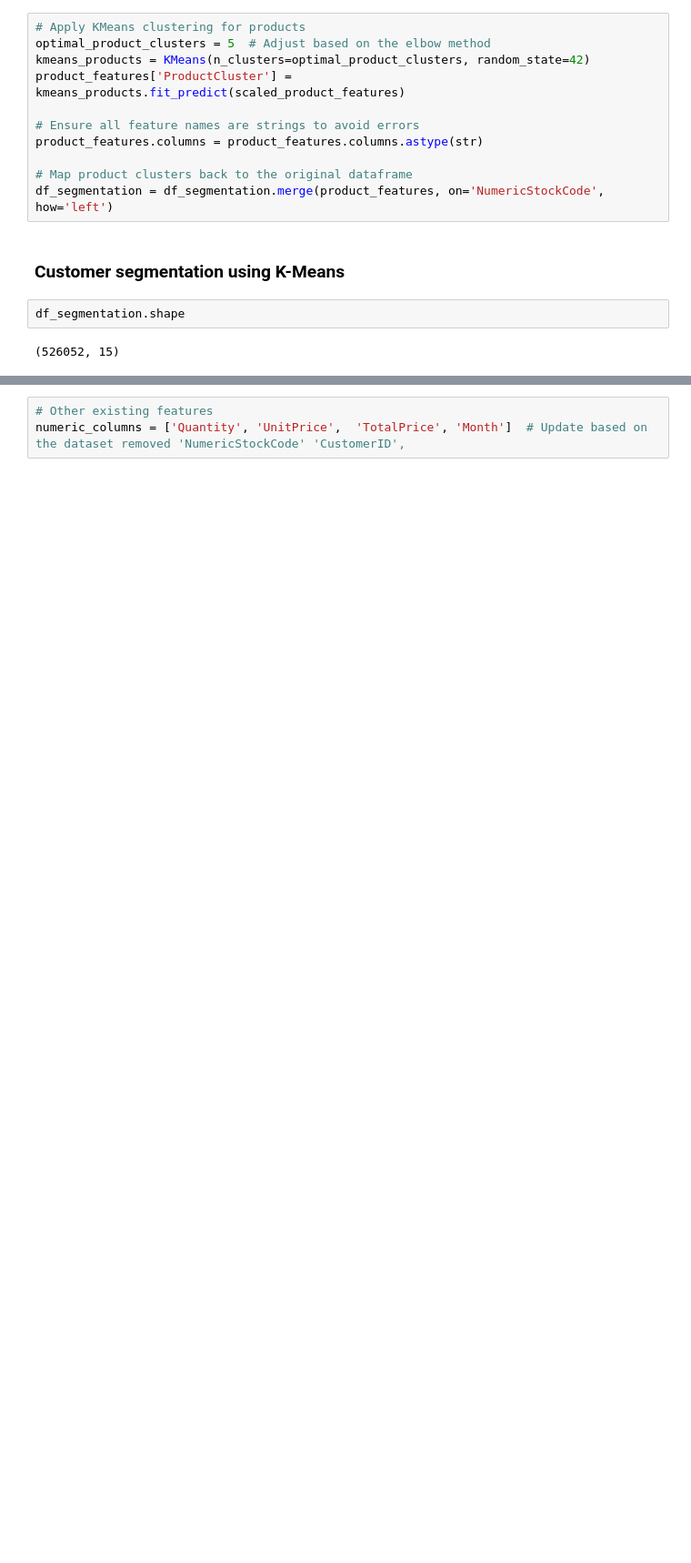
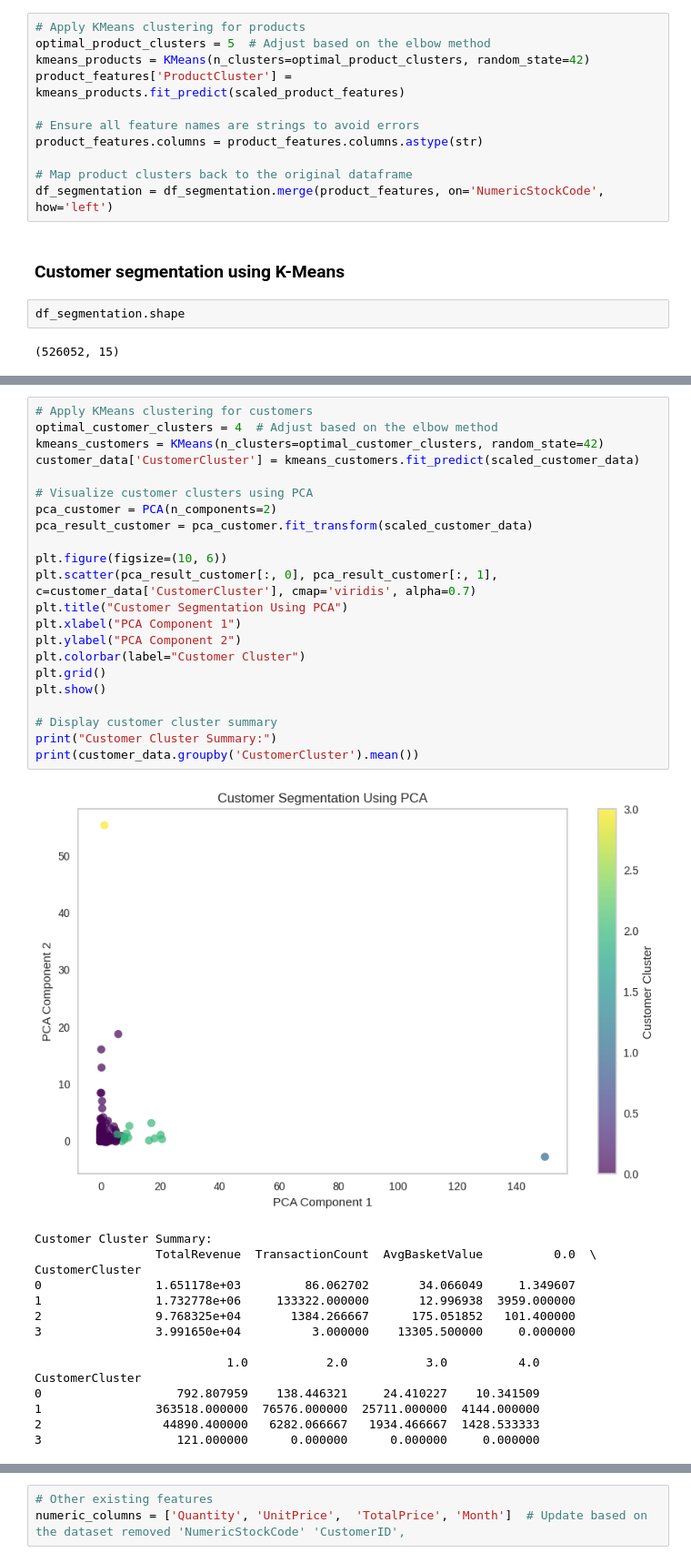
Before and after one commit to karapradeepkumar/Group14_MLUL2, a Jupyter notebook: Group14_MLUL2.ipynb, the cells around one changed output, grey strips where cells are left out. Shown at 91% size. Cells and saved outputs as stored; diff of their text form; blank space fills up the shorter version.

```diff
--- a/Group14_MLUL2.ipynb
+++ b/Group14_MLUL2.ipynb
@@ -499,0 +570,38 @@ df_segmentation.shape
+# %%
+# Apply KMeans clustering for customers
+optimal_customer_clusters = 4  # Adjust based on the elbow method
+kmeans_customers = KMeans(n_clusters=optimal_customer_clusters, random_state=42)
+customer_data['CustomerCluster'] = kmeans_customers.fit_predict(scaled_customer_data)
+
+# Visualize customer clusters using PCA
+pca_customer = PCA(n_components=2)
+pca_result_customer = pca_customer.fit_transform(scaled_customer_data)
+
+plt.figure(figsize=(10, 6))
+plt.scatter(pca_result_customer[:, 0], pca_result_customer[:, 1], c=customer_data['CustomerCluster'], cmap='viridis', alpha=0.7)
+plt.title("Customer Segmentation Using PCA")
+plt.xlabel("PCA Component 1")
+plt.ylabel("PCA Component 2")
+plt.colorbar(label="Customer Cluster")
+plt.grid()
+plt.show()
+
+# Display customer cluster summary
+print("Customer Cluster Summary:")
+print(customer_data.groupby('CustomerCluster').mean())
+# %% [output]
+[figure, added]
+Customer Cluster Summary:
+                 TotalRevenue  TransactionCount  AvgBasketValue          0.0  \
+CustomerCluster
+0                1.651178e+03         86.062702       34.066049     1.349607
+1                1.732778e+06     133322.000000       12.996938  3959.000000
+2                9.768325e+04       1384.266667      175.051852   101.400000
+3                3.991650e+04          3.000000    13305.500000     0.000000
+
+                           1.0           2.0           3.0          4.0
+CustomerCluster
+0                   792.807959    138.446321     24.410227    10.341509
+1                363518.000000  76576.000000  25711.000000  4144.000000
+2                 44890.400000   6282.066667   1934.466667  1428.533333
+3                   121.000000      0.000000      0.000000     0.000000
```
Also changed, not shown: parts of 26 cells of this notebook.
